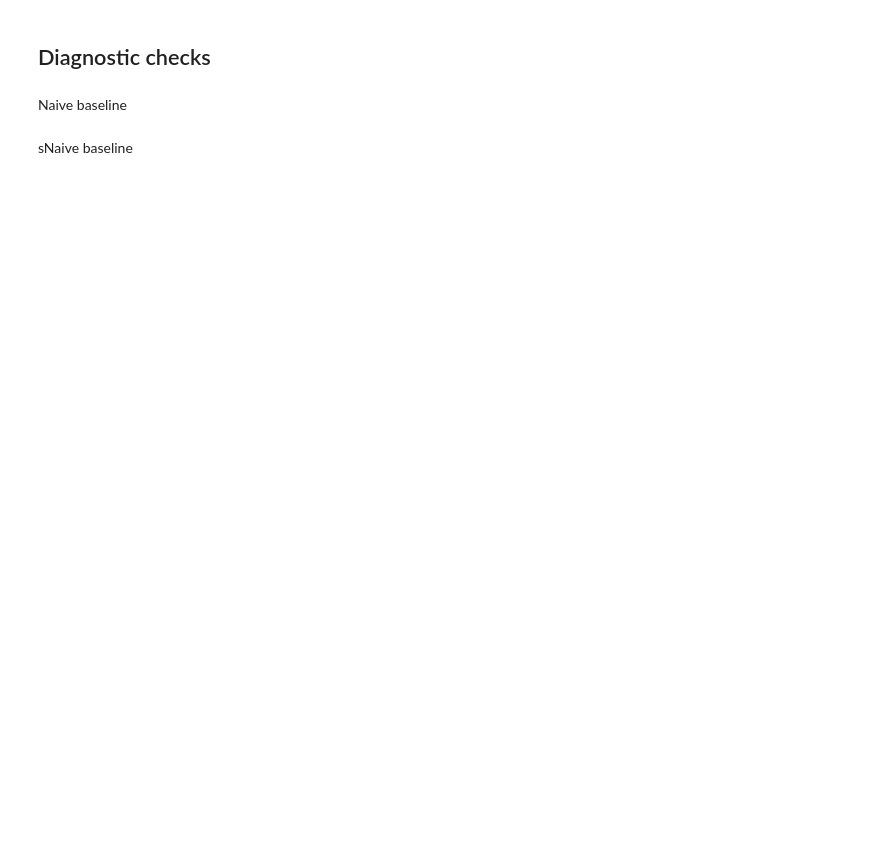
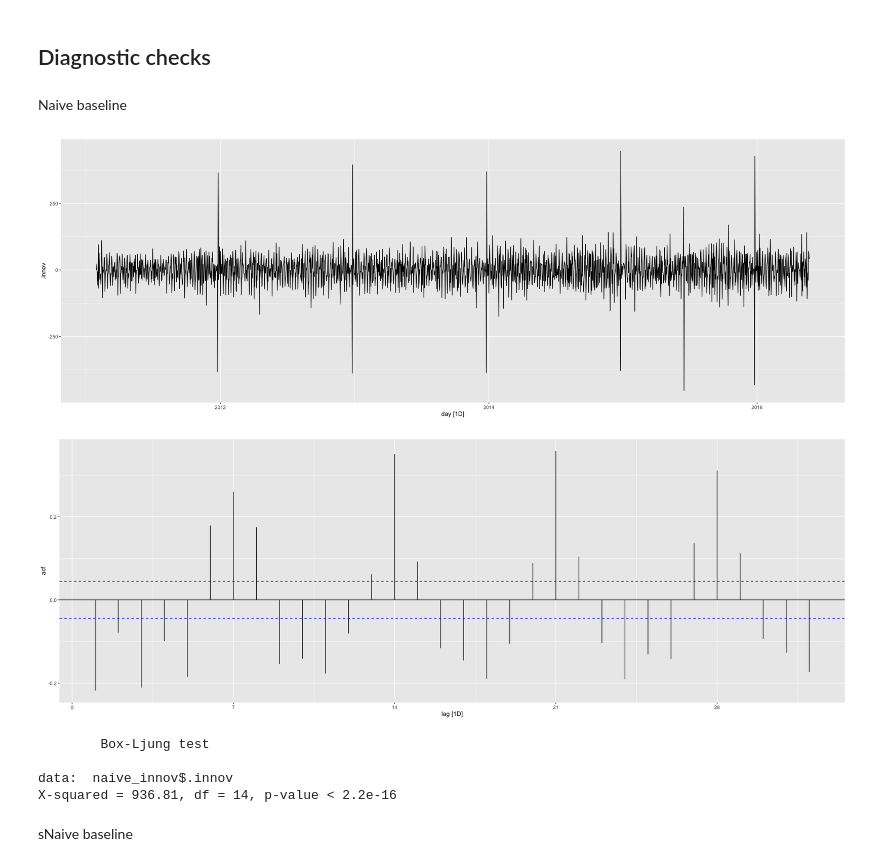
Before and after one commit to Whatisthisname/AFCS-Final, a Jupyter notebook: Evaluate/evaluate.ipynb, the cells around one changed output. Saved outputs shown, nothing was run; the diff lists cells and outputs as text; code cells hidden in the pictures; blank space fills up the shorter version.

```diff
--- a/Evaluate/evaluate.ipynb
+++ b/Evaluate/evaluate.ipynb
@@ -599,12 +619,34 @@ aggr_metrics |>
 # %% [markdown]
 Naive baseline
 # %%
-naive_augmented |>
-    autoplot(.innov) +
+naive_innov <- naive_augmented |>
+    as_tibble() |>
+    group_by(day) |>
+    summarise(
+        .innov = sum(.innov, na.rm = TRUE)
+    ) |>
+    as_tsibble(index = day)
 
-naive_augmented |>
+naive_innov |>
+    autoplot(.innov)
+
+naive_innov |>
     ACF(.innov) |>
     autoplot()
+# %% [output]
+[figure, added]
+[figure, added]
+# %%
+Box.test(
+  naive_innov$.innov,
+  lag = 14,
+  type = "Ljung-Box"
+)
+# %% [output]
+        Box-Ljung test
+
+data:  naive_innov$.innov
+X-squared = 936.81, df = 14, p-value < 2.2e-16
 # %% [markdown]
 sNaive baseline
 # %%
```
Also changed, not shown: parts of 17 cells of this notebook.
